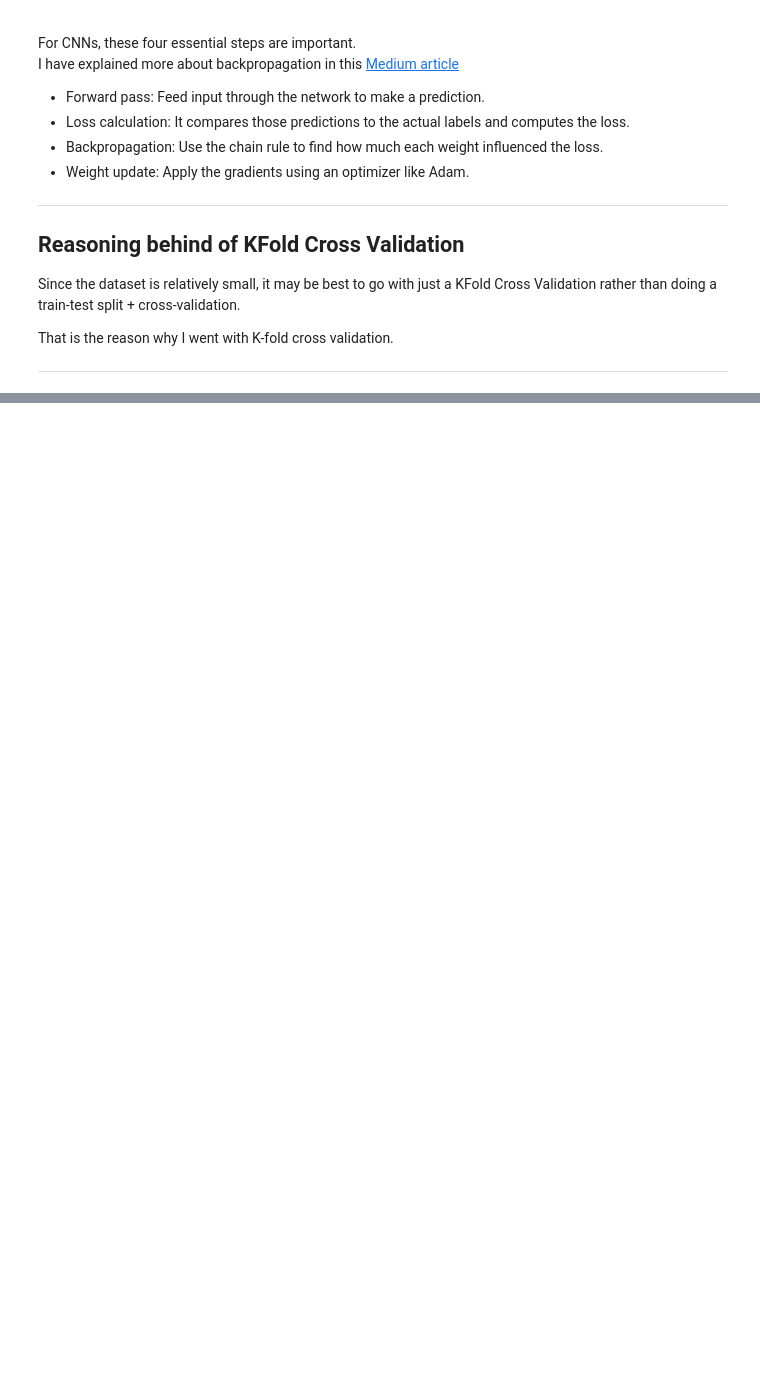
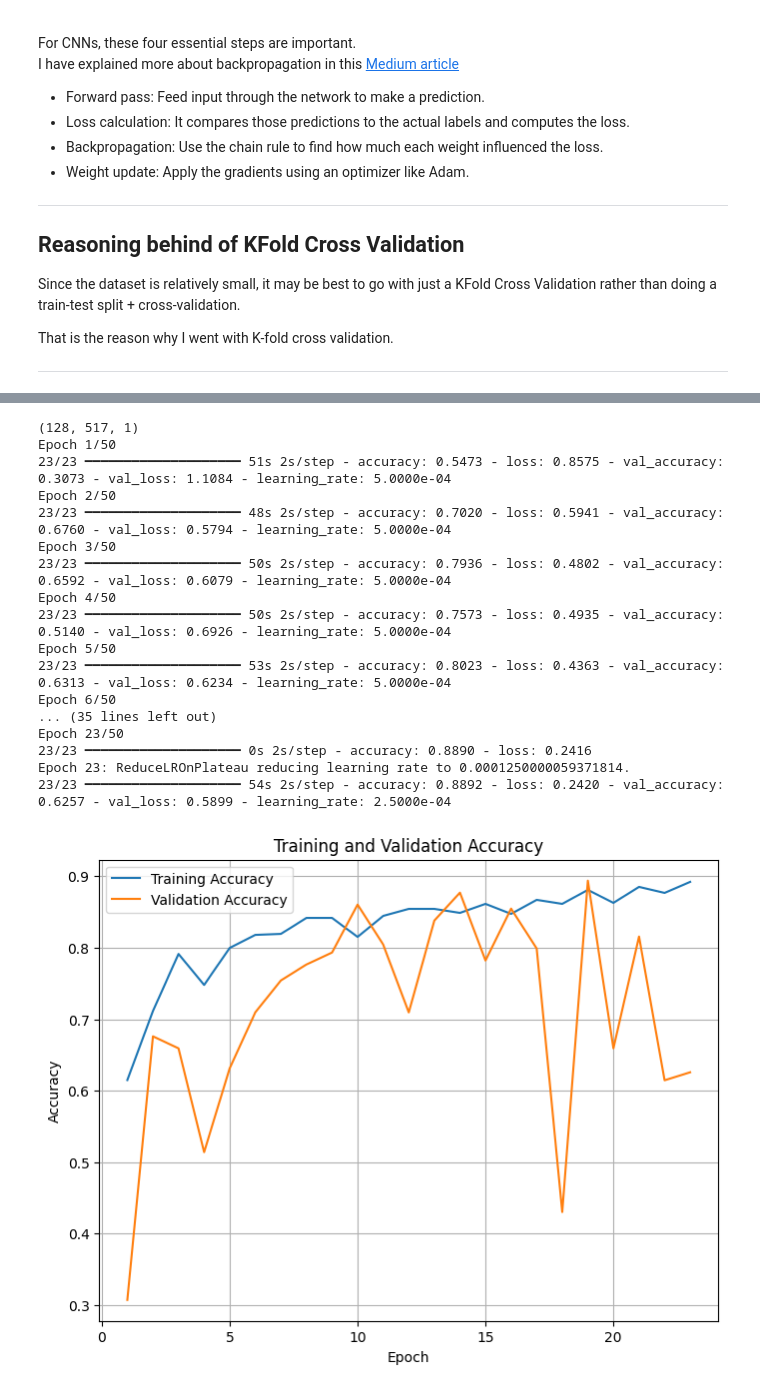
Before and after one commit to sahn1998/DATA-5322, a Jupyter notebook: HW3/model/binary_model.ipynb, the cells around one changed output, grey strips where cells are left out. Drawn from its saved outputs; the diff is of its cells as text; code cells hidden in the pictures; blank space fills up the shorter version.

Commit message:
binary done

```diff
--- a/HW3/model/binary_model.ipynb
+++ b/HW3/model/binary_model.ipynb
@@ -205,7 +206,7 @@ class BirdBinaryCNN_v2(tf.keras.Model):
 # %% [markdown]
 # Graph Plotting
 # %%
-def build_plot_training_history(history):
+def build_plot_training_history(history, path, tag):
     """
     Plots training and validation accuracy and loss from two training histories.
 
@@ -229,6 +230,7 @@ def build_plot_training_history(history):
     plt.ylabel('Accuracy')
     plt.legend()
     plt.grid(True)
+    plt.savefig(f'{path}/{tag}_acc.png')
     plt.show()
     plt.close()
 
@@ -241,6 +243,7 @@ def build_plot_training_history(history):
     plt.ylabel('Loss')
     plt.legend()
     plt.grid(True)
+    plt.savefig(f'{path}/{tag}_loss.png')
     plt.show()
     plt.close()
 # %% [markdown]
@@ -263,0 +337,65 @@ That is the reason why I went with K-fold cross validation.
+# %%
+# Run 4 layer model with best result
+metrics = pd.DataFrame(columns=EVALUATION_METRICS)
+
+X_train, X_test, y_train, y_test = train_test_split(
+    X, y, test_size=0.2, shuffle=True
+)
+
+print(X_train.shape[1:])
+# Initialize model
+model = build_bird_binary_cnn_v2(input_shape=X_train.shape[1:], dropout_rate=0.2, learning_rate=0.0005)
+
+# Callbacks
+early_stopping = EarlyStopping(monitor="val_loss", patience=10, mode="min", restore_best_weights=True)
+reduce_lr = ReduceLROnPlateau(monitor="val_loss", factor=0.5, patience=5, min_lr=1e-6, verbose=1)
+
+# Train
+history = model.fit(
+    X_train, y_train,
+    validation_data=(X_test, y_test),
+    epochs=EPOCHS,
+    batch_size=32,
+    callbacks=[early_stopping, reduce_lr],
+    verbose=1
+)
+
+# Visualize training history (optional)
+result_path = "../output/binary_results"
+run_tag = f"4_Layer_best_model_results"
+build_plot_training_history(history, result_path, run_tag)
+
+# Evaluate
+evaluator = BinaryEvaluation(model)
+results, confusion_matrix = evaluator.model_test(X_test, y_test)
+print(confusion_matrix)
+
+# Save results
+metrics = pd.DataFrame(columns=EVALUATION_METRICS)
+metrics.loc[run_tag] = list(results)
+
+# Cleanup
+K.clear_session()
+del model
+gc.collect()
+
+display(metrics)
+# %% [output]
+(128, 517, 1)
+Epoch 1/50
+23/23 ━━━━━━━━━━━━━━━━━━━━ 51s 2s/step - accuracy: 0.5473 - loss: 0.8575 - val_accuracy: 0.3073 - val_loss: 1.1084 - learning_rate: 5.0000e-04
+Epoch 2/50
+23/23 ━━━━━━━━━━━━━━━━━━━━ 48s 2s/step - accuracy: 0.7020 - loss: 0.5941 - val_accuracy: 0.6760 - val_loss: 0.5794 - learning_rate: 5.0000e-04
+Epoch 3/50
+23/23 ━━━━━━━━━━━━━━━━━━━━ 50s 2s/step - accuracy: 0.7936 - loss: 0.4802 - val_accuracy: 0.6592 - val_loss: 0.6079 - learning_rate: 5.0000e-04
+Epoch 4/50
+23/23 ━━━━━━━━━━━━━━━━━━━━ 50s 2s/step - accuracy: 0.7573 - loss: 0.4935 - val_accuracy: 0.5140 - val_loss: 0.6926 - learning_rate: 5.0000e-04
+Epoch 5/50
+23/23 ━━━━━━━━━━━━━━━━━━━━ 53s 2s/step - accuracy: 0.8023 - loss: 0.4363 - val_accuracy: 0.6313 - val_loss: 0.6234 - learning_rate: 5.0000e-04
+Epoch 6/50
+... (35 lines left out)
+Epoch 23/50
+23/23 ━━━━━━━━━━━━━━━━━━━━ 0s 2s/step - accuracy: 0.8890 - loss: 0.2416
+Epoch 23: ReduceLROnPlateau reducing learning rate to 0.0001250000059371814.
+23/23 ━━━━━━━━━━━━━━━━━━━━ 54s 2s/step - accuracy: 0.8892 - loss: 0.2420 - val_accuracy: 0.6257 - val_loss: 0.5899 - learning_rate: 2.5000e-04
+[figure, added]
```
Also changed, not shown: parts of 17 cells of this notebook, 40 other files.
